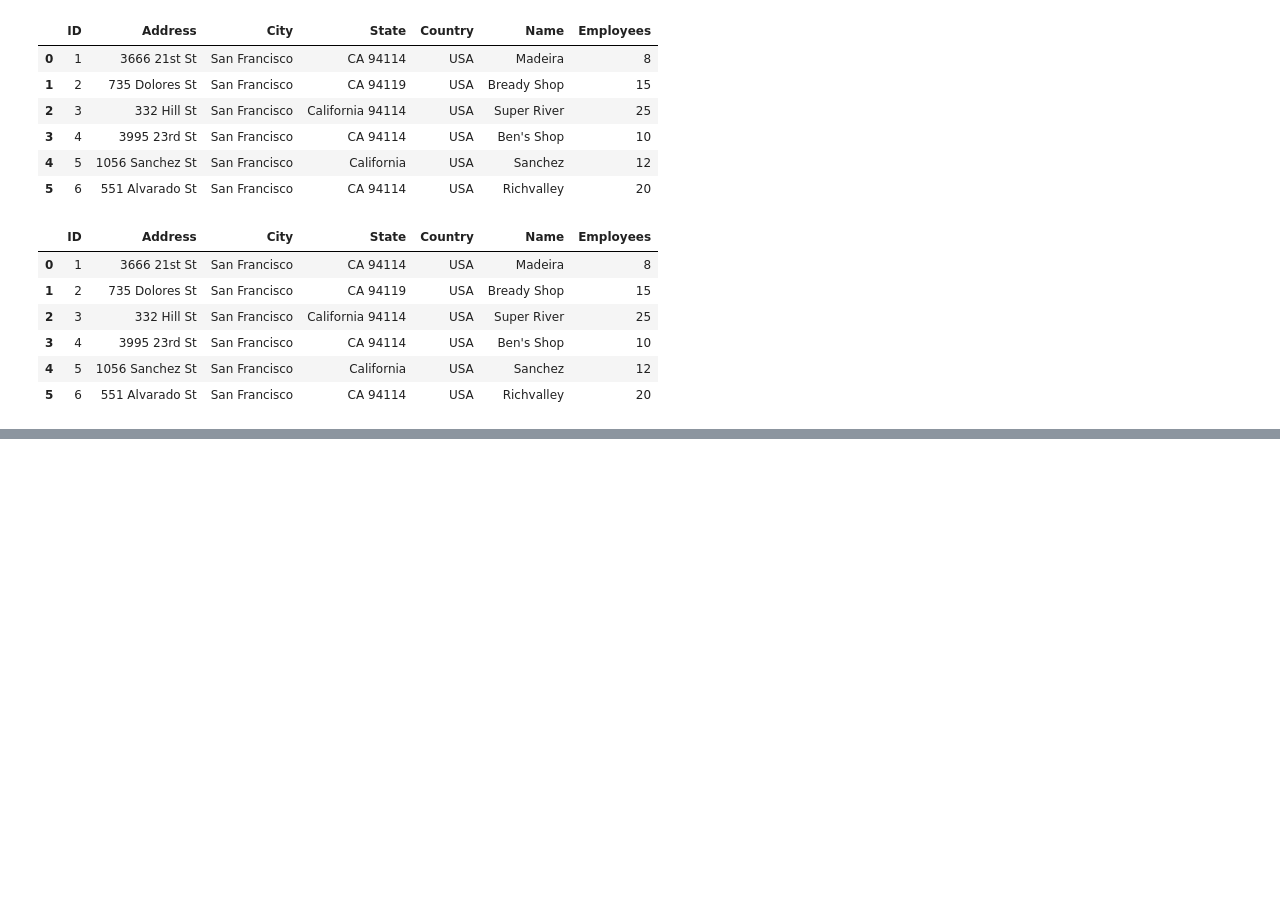
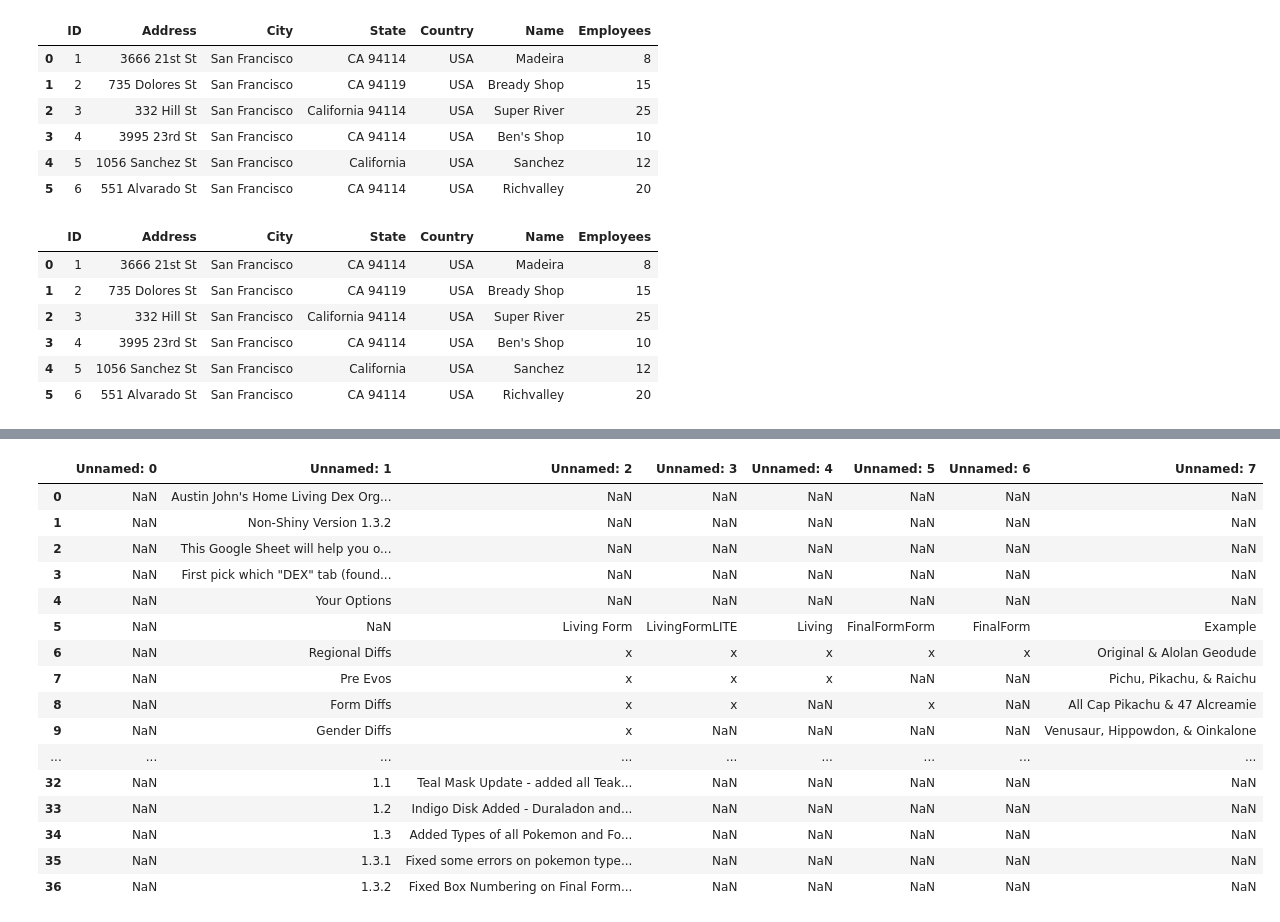
Before and after one commit to VicenteCorts/Learning_Python, a Jupyter notebook: downloads/Untitled.ipynb, the cells around one changed output, grey strips where cells are left out. Cells and saved outputs as stored; diff of their text form; code cells hidden in the pictures; blank space fills up the shorter version.

```diff
--- a/downloads/Untitled.ipynb
+++ b/downloads/Untitled.ipynb
@@ -37,0 +80,21 @@ df2
+# %%
+df4=pandas.read_excel('AustinJohnHOMELivingDexSV_1.3.2_2.xlsx', sheet_name=0)
+df4
+# %% [output]
+|  | Unnamed: 0 | Unnamed: 1 | Unnamed: 2 | Unnamed: 3 | Unnamed: 4 | Unnamed: 5 | Unnamed: 6 | Unnamed: 7 |
+| 0 | NaN | Austin John's Home Living Dex Org... | NaN | NaN | NaN | NaN | NaN | NaN |
+| 1 | NaN | Non-Shiny Version 1.3.2 | NaN | NaN | NaN | NaN | NaN | NaN |
+| 2 | NaN | This Google Sheet will help you o... | NaN | NaN | NaN | NaN | NaN | NaN |
+| 3 | NaN | First pick which "DEX" tab (found... | NaN | NaN | NaN | NaN | NaN | NaN |
+| 4 | NaN | Your Options | NaN | NaN | NaN | NaN | NaN | NaN |
+| 5 | NaN | NaN | Living Form | LivingFormLITE | Living | FinalFormForm | FinalForm | Example |
+| 6 | NaN | Regional Diffs | x | x | x | x | x | Original & Alolan Geodude |
+| 7 | NaN | Pre Evos | x | x | x | NaN | NaN | Pichu, Pikachu, & Raichu |
+| 8 | NaN | Form Diffs | x | x | NaN | x | NaN | All Cap Pikachu & 47 Alcreamie |
+| 9 | NaN | Gender Diffs | x | NaN | NaN | NaN | NaN | Venusaur, Hippowdon, & Oinkalone |
+| ... | ... | ... | ... | ... | ... | ... | ... | ... |
+| 32 | NaN | 1.1 | Teal Mask Update - added all Teak... | NaN | NaN | NaN | NaN | NaN |
+| 33 | NaN | 1.2 | Indigo Disk Added - Duraladon and... | NaN | NaN | NaN | NaN | NaN |
+| 34 | NaN | 1.3 | Added Types of all Pokemon and Fo... | NaN | NaN | NaN | NaN | NaN |
+| 35 | NaN | 1.3.1 | Fixed some errors on pokemon type... | NaN | NaN | NaN | NaN | NaN |
+| 36 | NaN | 1.3.2 | Fixed Box Numbering on Final Form... | NaN | NaN | NaN | NaN | NaN |
```
Also changed, not shown: parts of 4 cells of this notebook, 2 other files.
